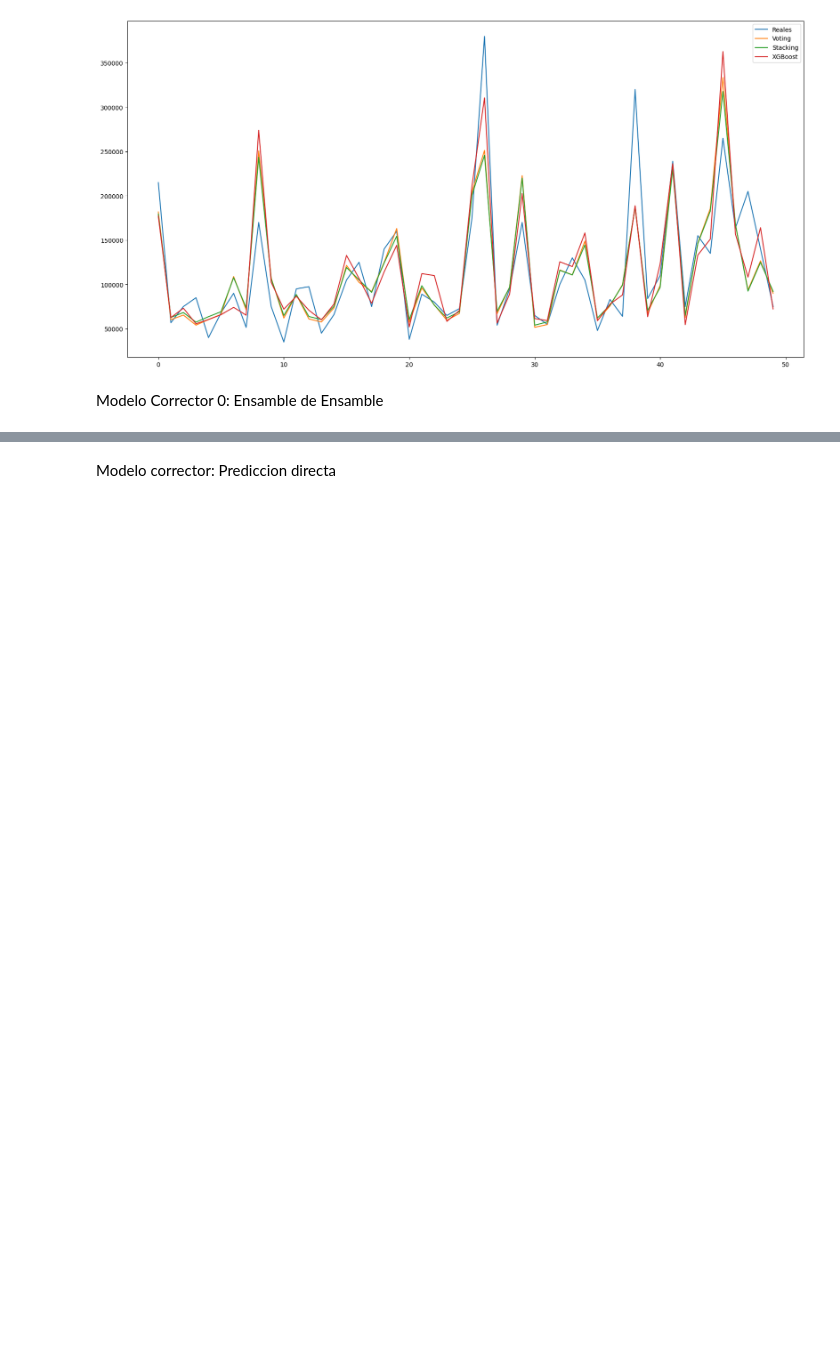
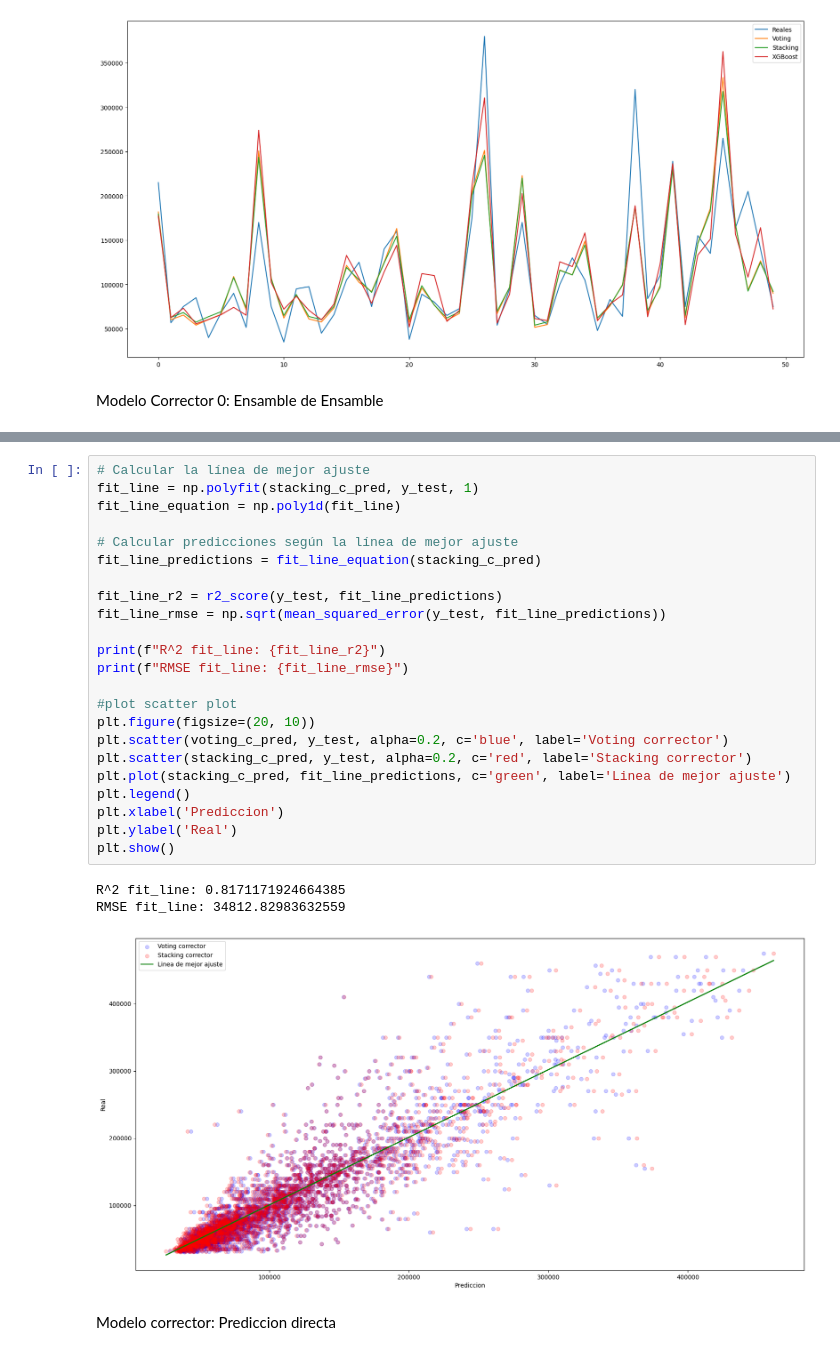
Before and after one commit to josecabralf/HousingAnalysis, a Jupyter notebook: src/pruebas_v3.ipynb, the cells around one changed output, grey strips where cells are left out. Saved outputs shown, nothing was run; the diff lists cells and outputs as text; blank space fills up the shorter version.

```diff
--- a/src/pruebas_v3.ipynb
+++ b/src/pruebas_v3.ipynb
@@ -136,3 +167,30 @@ ValueError: Underlying estimator stacking does not implement the method predict.
+# %%
+# Calcular la línea de mejor ajuste
+fit_line = np.polyfit(stacking_c_pred, y_test, 1)
+fit_line_equation = np.poly1d(fit_line)
+
+# Calcular predicciones según la línea de mejor ajuste
+fit_line_predictions = fit_line_equation(stacking_c_pred)
+
+fit_line_r2 = r2_score(y_test, fit_line_predictions)
+fit_line_rmse = np.sqrt(mean_squared_error(y_test, fit_line_predictions))
+
+print(f"R^2 fit_line: {fit_line_r2}")
+print(f"RMSE fit_line: {fit_line_rmse}")
+
+#plot scatter plot
+plt.figure(figsize=(20, 10))
+plt.scatter(voting_c_pred, y_test, alpha=0.2, c='blue', label='Voting corrector')
+plt.scatter(stacking_c_pred, y_test, alpha=0.2, c='red', label='Stacking corrector')
+plt.plot(stacking_c_pred, fit_line_predictions, c='green', label='Linea de mejor ajuste')
+plt.legend()
+plt.xlabel('Prediccion')
+plt.ylabel('Real')
+plt.show()
+# %% [output]
+R^2 fit_line: 0.8171171924664385
+RMSE fit_line: 34812.82983632559
+[figure, added]
 # %% [markdown]
 Modelo corrector: Prediccion directa
 # %%
```
Also changed, not shown: parts of 3 cells of this notebook.
